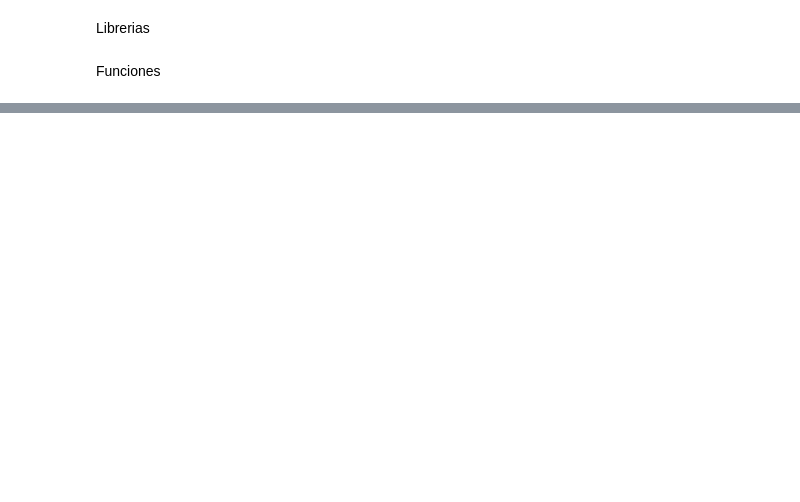
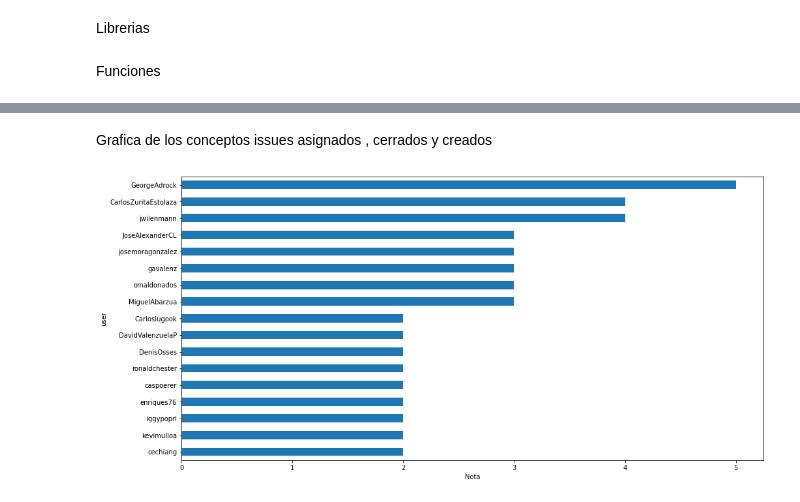
Before and after one commit to GeorgeAdrock/TareaScrapearIssues, a Jupyter notebook: tarea1.ipynb, the cells around one changed output, grey strips where cells are left out. Drawn from its saved outputs; the diff is of its cells as text; code cells hidden in the pictures; blank space fills up the shorter version.

```diff
--- a/tarea1.ipynb
+++ b/tarea1.ipynb
@@ -176,0 +170,7 @@ df_Final
+# %% [markdown]
+Grafica de los conceptos issues asignados , cerrados y creados
+# %%
+valor = GraficarEstadisticas(df,'pescap')
+valor.show()
+# %% [output]
+[figure, added]
```
Also changed, not shown: parts of 8 cells of this notebook.
